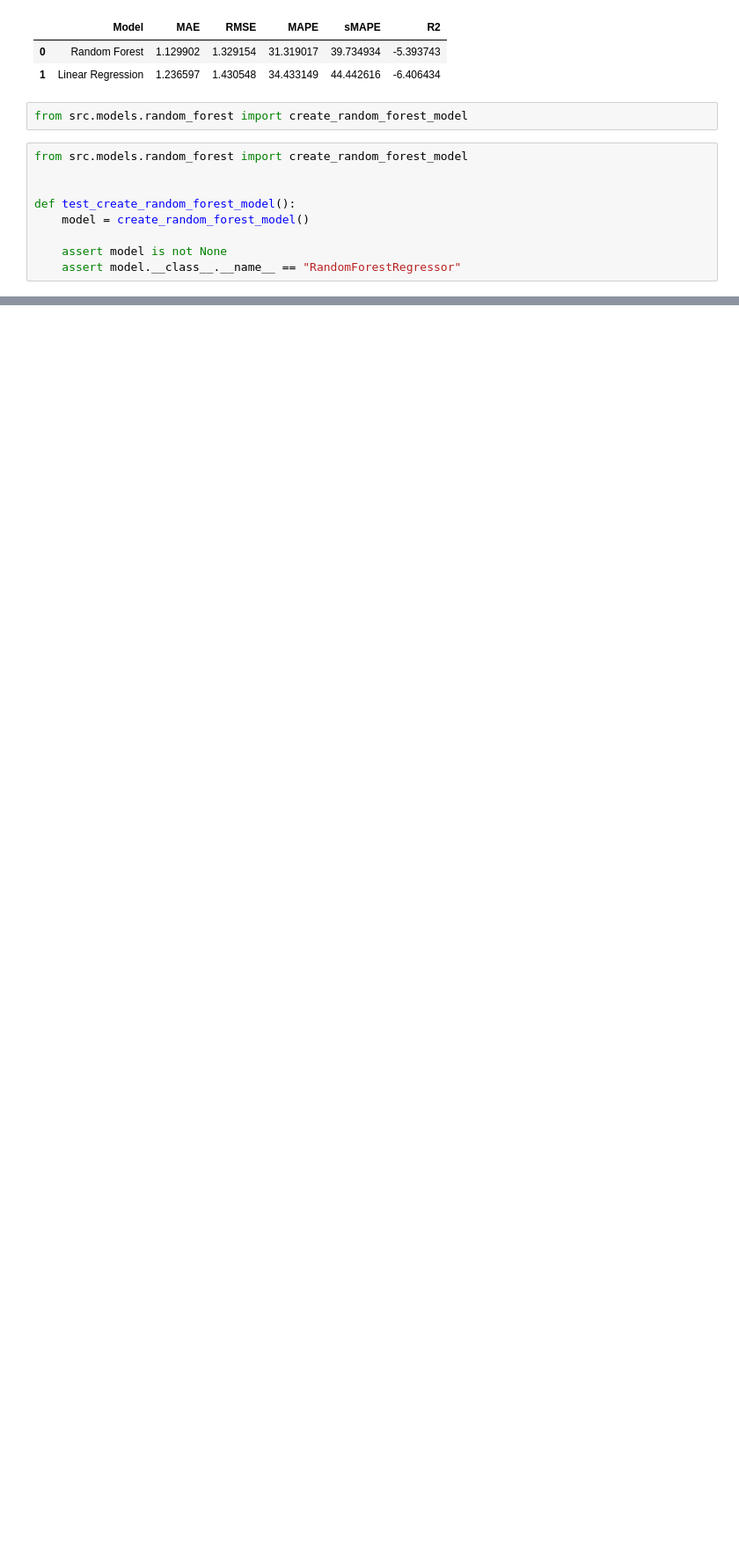
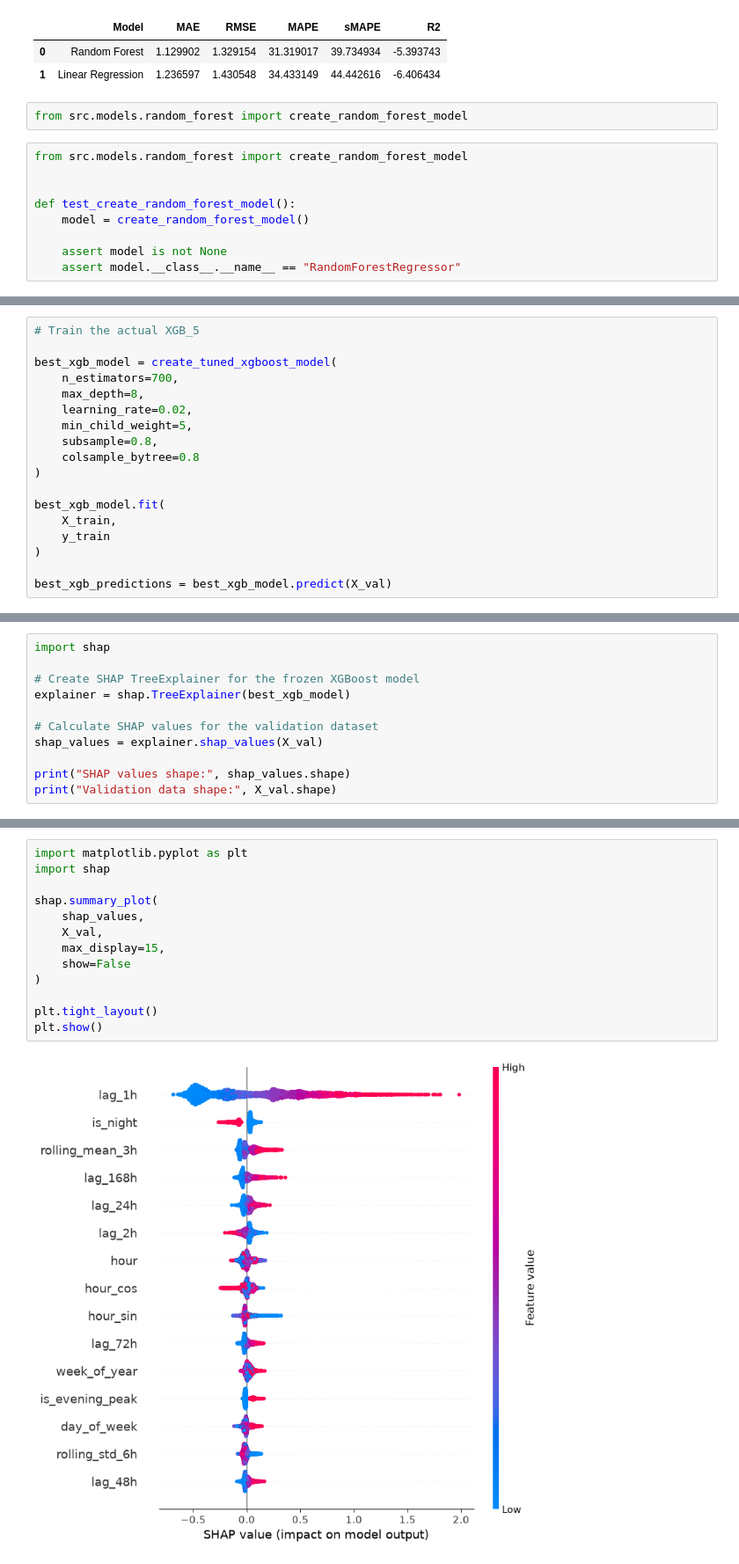
Before and after one commit to Dumi96/ML-Based-Electricity-Demand-Forecasting-Consumption-Anomaly-Detection-for-Smart-Homes, a Jupyter notebook: notebooks/01_data_ingestion_and_quality.ipynb, the cells around one changed output, grey strips where cells are left out. Shown at 88% size. Drawn from its saved outputs; the diff is of its cells as text; blank space fills up the shorter version.

```diff
--- a/notebooks/01_data_ingestion_and_quality.ipynb
+++ b/notebooks/01_data_ingestion_and_quality.ipynb
@@ -3240,0 +3531,18 @@ def test_create_random_forest_model():
+# %%
+# Train the actual XGB_5
+
+best_xgb_model = create_tuned_xgboost_model(
+    n_estimators=700,
+    max_depth=8,
+    learning_rate=0.02,
+    min_child_weight=5,
+    subsample=0.8,
+    colsample_bytree=0.8
+)
+
+best_xgb_model.fit(
+    X_train,
+    y_train
+)
+
+best_xgb_predictions = best_xgb_model.predict(X_val)
@@ -3240,0 +4644,11 @@ def test_create_random_forest_model():
+# %%
+import shap
+
+# Create SHAP TreeExplainer for the frozen XGBoost model
+explainer = shap.TreeExplainer(best_xgb_model)
+
+# Calculate SHAP values for the validation dataset
+shap_values = explainer.shap_values(X_val)
+
+print("SHAP values shape:", shap_values.shape)
+print("Validation data shape:", X_val.shape)
@@ -3240,0 +4690,15 @@ def test_create_random_forest_model():
+# %%
+import matplotlib.pyplot as plt
+import shap
+
+shap.summary_plot(
+    shap_values,
+    X_val,
+    max_display=15,
+    show=False
+)
+
+plt.tight_layout()
+plt.show()
+# %% [output]
+[figure, added]
```
Also changed, not shown: parts of 154 cells of this notebook, 16 other files.
